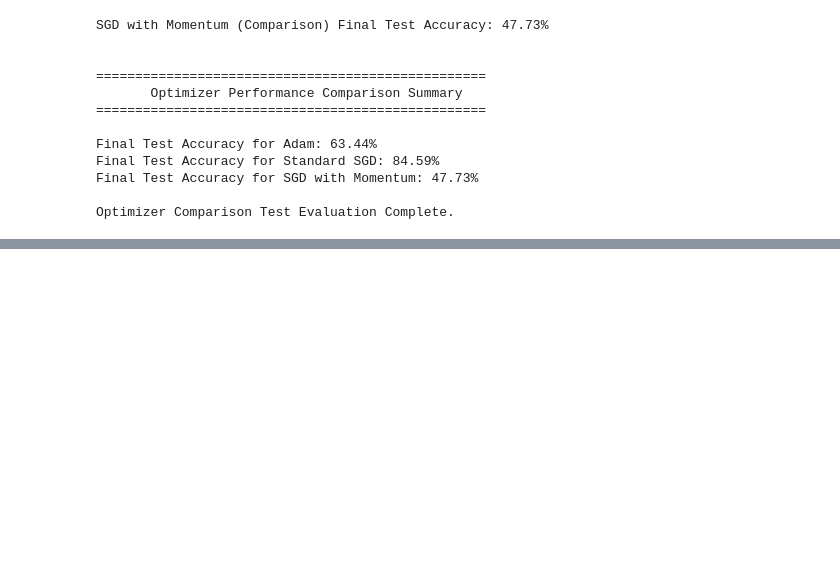
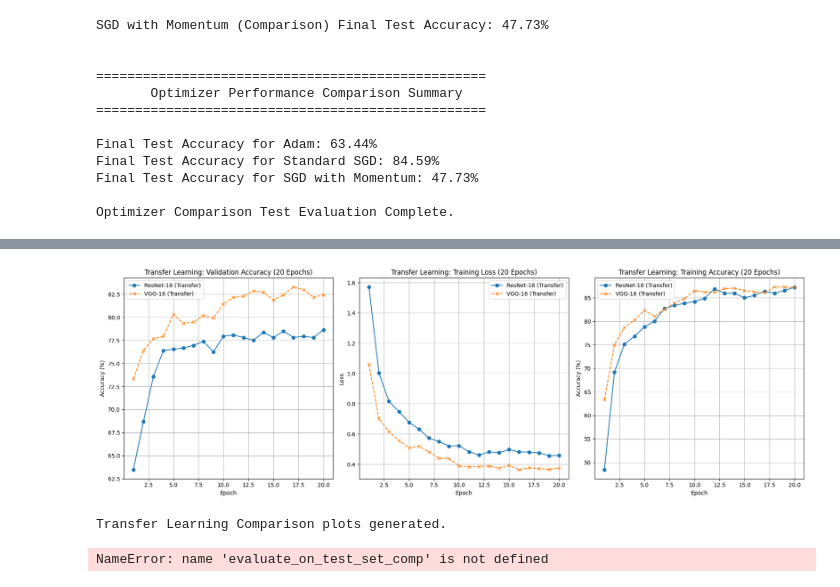
Before and after one commit to lahirunie-dulsara/EN3150-Assignment-3-CNN, a Jupyter notebook: realwaste.ipynb, the cells around one changed output, grey strips where cells are left out. Cells and saved outputs as stored; diff of their text form; code cells hidden in the pictures; blank space fills up the shorter version.

Commit message:
resnet and vgg trained

```diff
--- a/realwaste.ipynb
+++ b/realwaste.ipynb
@@ -508,0 +668,53 @@ Optimizer Comparison Test Evaluation Complete.
+# %%
+# --- Plotting Comparison ---
+plt.figure(figsize=(18, 6))
+
+# Plot Validation Accuracy Comparison
+plt.subplot(1, 3, 1)
+plt.plot(range(1, NUM_EPOCHS_COMP + 1), resnet_val_accuracies, marker='o', linestyle='-', label='ResNet-18 (Transfer)')
+plt.plot(range(1, NUM_EPOCHS_COMP + 1), vgg_val_accuracies, marker='x', linestyle='--', label='VGG-16 (Transfer)')
+plt.title(f"Transfer Learning: Validation Accuracy ({NUM_EPOCHS_COMP} Epochs)")
+plt.xlabel("Epoch")
+plt.ylabel("Accuracy (%)")
+plt.legend()
+plt.grid(True)
+
+# Plot Training Loss Comparison
+plt.subplot(1, 3, 2)
+plt.plot(range(1, NUM_EPOCHS_COMP + 1), resnet_train_losses, marker='o', linestyle='-', label='ResNet-18 (Transfer)')
+plt.plot(range(1, NUM_EPOCHS_COMP + 1), vgg_train_losses, marker='x', linestyle='--', label='VGG-16 (Transfer)')
+plt.title(f"Transfer Learning: Training Loss ({NUM_EPOCHS_COMP} Epochs)")
+plt.xlabel("Epoch")
+plt.ylabel("Loss")
+plt.legend()
+plt.grid(True)
+
+# Plot Training Accuracy Comparison
+plt.subplot(1, 3, 3)
+plt.plot(range(1, NUM_EPOCHS_COMP + 1), resnet_train_accuracies, marker='o', linestyle='-', label='ResNet-18 (Transfer)')
+plt.plot(range(1, NUM_EPOCHS_COMP + 1), vgg_train_accuracies, marker='x', linestyle='--', label='VGG-16 (Transfer)')
+plt.title(f"Transfer Learning: Training Accuracy ({NUM_EPOCHS_COMP} Epochs)")
+plt.xlabel("Epoch")
+plt.ylabel("Accuracy (%)")
+plt.legend()
+plt.grid(True)
+
+plt.tight_layout()
+plt.show()
+
+print("\nTransfer Learning Comparison plots generated.")
+
+# --- Evaluation on Test Set (Step 17) ---
+# Note: You need to ensure the `evaluate_on_test_set_comp` function from your custom CNN code is available in your notebook.
+
+# ResNet-18 Test Evaluation
+resnet_final_test_accuracy = evaluate_on_test_set_comp(model_resnet, resnet_comp_model_path, test_loader, device)
+print(f"ResNet-18 (Transfer) Final Test Accuracy: {resnet_final_test_accuracy:.2f}%\n")
+
+# VGG-16 Test Evaluation
+vgg_final_test_accuracy = evaluate_on_test_set_comp(model_vgg, vgg_comp_model_path, test_loader, device)
+print(f"VGG-16 (Transfer) Final Test Accuracy: {vgg_final_test_accuracy:.2f}%\n")
+# %% [output]
+[figure, added]
+Transfer Learning Comparison plots generated.
+NameError: name 'evaluate_on_test_set_comp' is not defined
```
Also changed, not shown: parts of 5 cells of this notebook.
